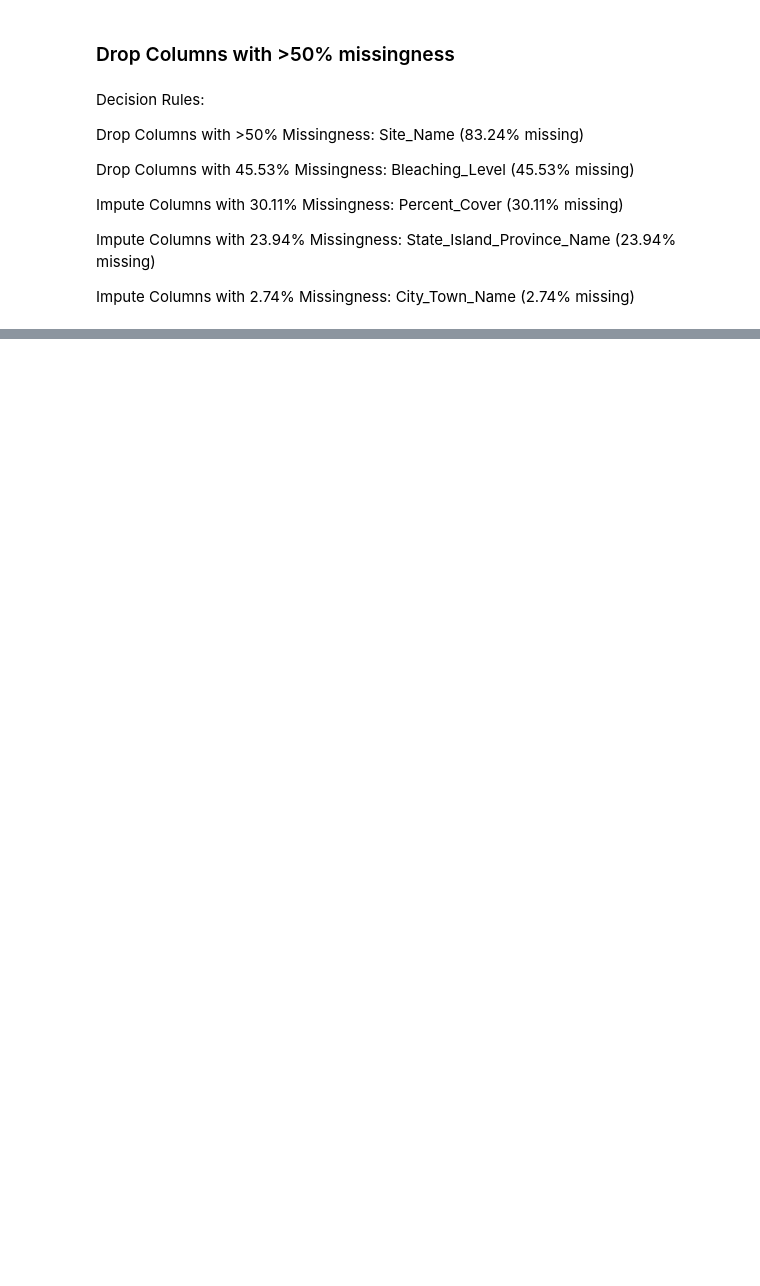
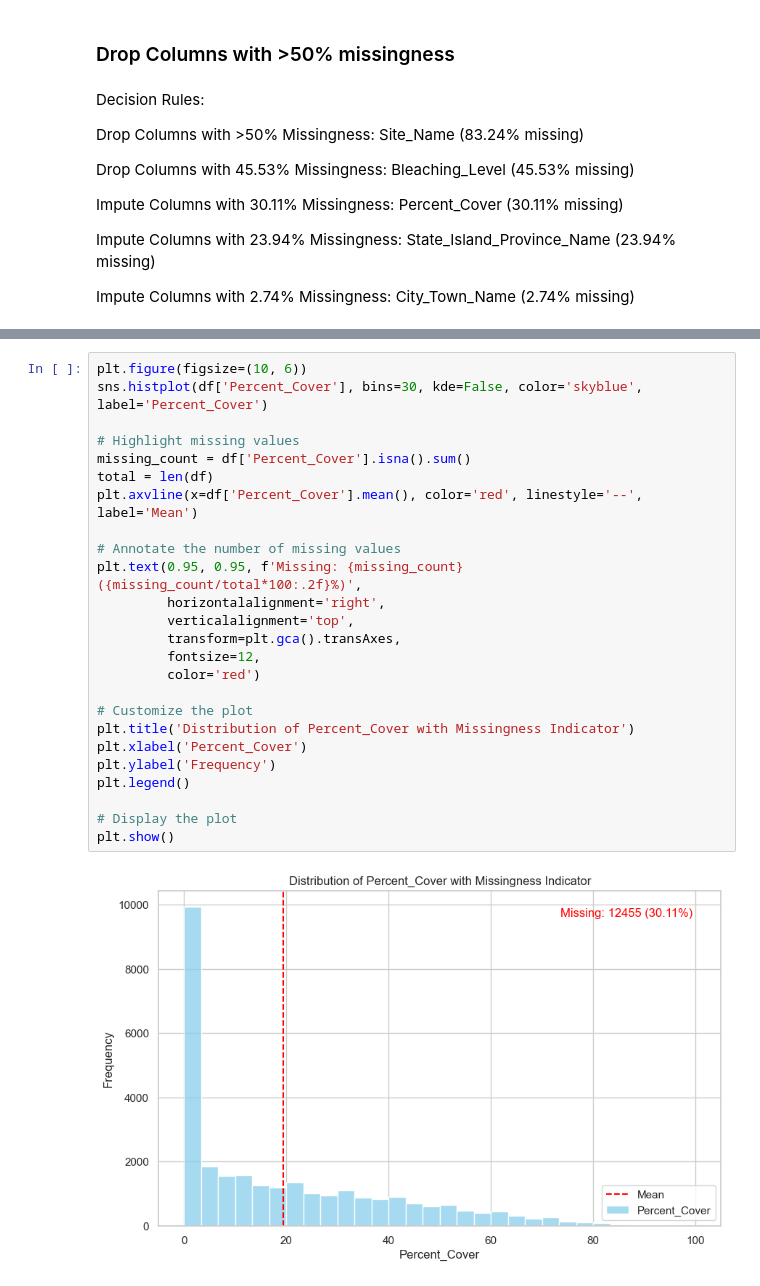
Before and after one commit to xlumzee/Temperature-and-Coral-Bleaching, a Jupyter notebook: notebooks/DataPreprocessing.ipynb, the cells around one changed output, grey strips where cells are left out. Saved outputs shown, nothing was run; the diff lists cells and outputs as text; blank space fills up the shorter version.

```diff
--- a/notebooks/DataPreprocessing.ipynb
+++ b/notebooks/DataPreprocessing.ipynb
@@ -233,0 +290,27 @@ df = df.drop(columns=columns_to_drop, errors='ignore')
+# %%
+plt.figure(figsize=(10, 6))
+sns.histplot(df['Percent_Cover'], bins=30, kde=False, color='skyblue', label='Percent_Cover')
+
+# Highlight missing values
+missing_count = df['Percent_Cover'].isna().sum()
+total = len(df)
+plt.axvline(x=df['Percent_Cover'].mean(), color='red', linestyle='--', label='Mean')
+
+# Annotate the number of missing values
+plt.text(0.95, 0.95, f'Missing: {missing_count} ({missing_count/total*100:.2f}%)',
+         horizontalalignment='right',
+         verticalalignment='top',
+         transform=plt.gca().transAxes,
+         fontsize=12,
+         color='red')
+
+# Customize the plot
+plt.title('Distribution of Percent_Cover with Missingness Indicator')
+plt.xlabel('Percent_Cover')
+plt.ylabel('Frequency')
+plt.legend()
+
+# Display the plot
+plt.show()
+# %% [output]
+[figure, added]
```
Also changed, not shown: parts of 50 cells of this notebook.
